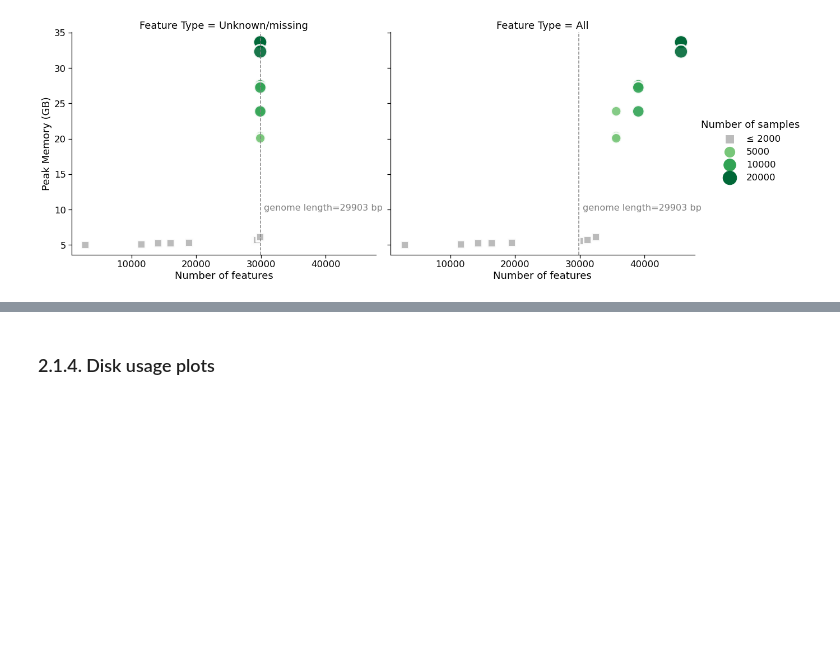
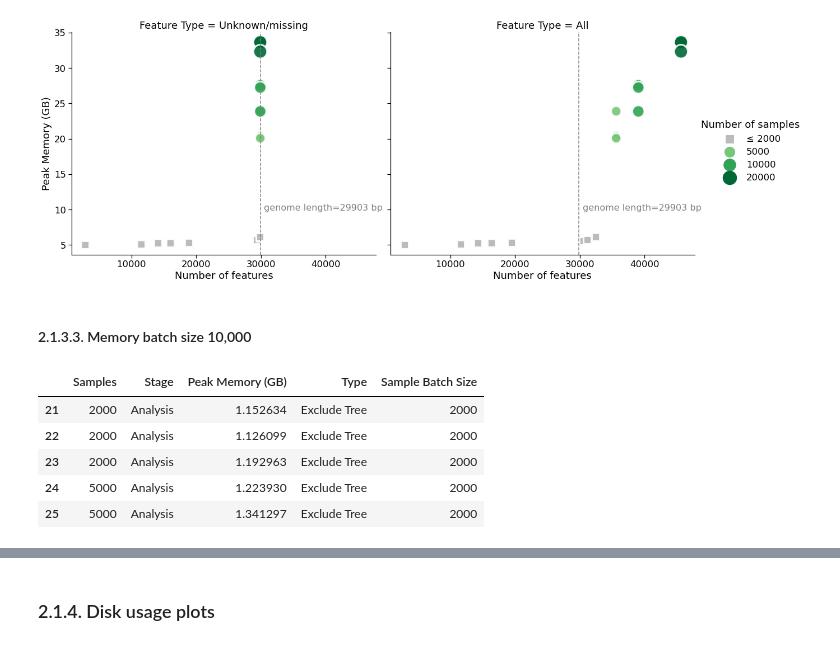
Before and after one commit to apetkau/genomics-data-index-evaluation-manuscript, a Jupyter notebook: evaluations/sars-cov-2/5-compare-results.ipynb, the cells around one changed output, grey strips where cells are left out. Saved outputs shown, nothing was run; the diff lists cells and outputs as text; code cells hidden in the pictures; blank space fills up the shorter version.

```diff
--- a/evaluations/sars-cov-2/5-compare-results.ipynb
+++ b/evaluations/sars-cov-2/5-compare-results.ipynb
@@ -280,3 +280,17 @@ with sns.plotting_context("notebook", font_scale=1.5):
     plt.savefig('figures/index-memory-features.pdf')
 # %% [output]
 [figure]
+# %% [markdown]
+#### 2.1.3.3. Memory batch size 10,000
+# %%
+index_info_memory_subset_df = index_info_memory_df.copy()[
+    index_info_memory_df['Samples'].isin([2000, 5000, 10000, 20000])]
+index_info_memory_subset_df['Sample Batch Size'] = 2000
+index_info_memory_subset_df.head(5)
+# %% [output]
+|  | Samples | Stage | Peak Memory (GB) | Type | Sample Batch Size |
+| 21 | 2000 | Analysis | 1.152634 | Exclude Tree | 2000 |
+| 22 | 2000 | Analysis | 1.126099 | Exclude Tree | 2000 |
+| 23 | 2000 | Analysis | 1.192963 | Exclude Tree | 2000 |
+| 24 | 5000 | Analysis | 1.223930 | Exclude Tree | 2000 |
+| 25 | 5000 | Analysis | 1.341297 | Exclude Tree | 2000 |
```
Also changed, not shown: parts of 8 cells of this notebook.
